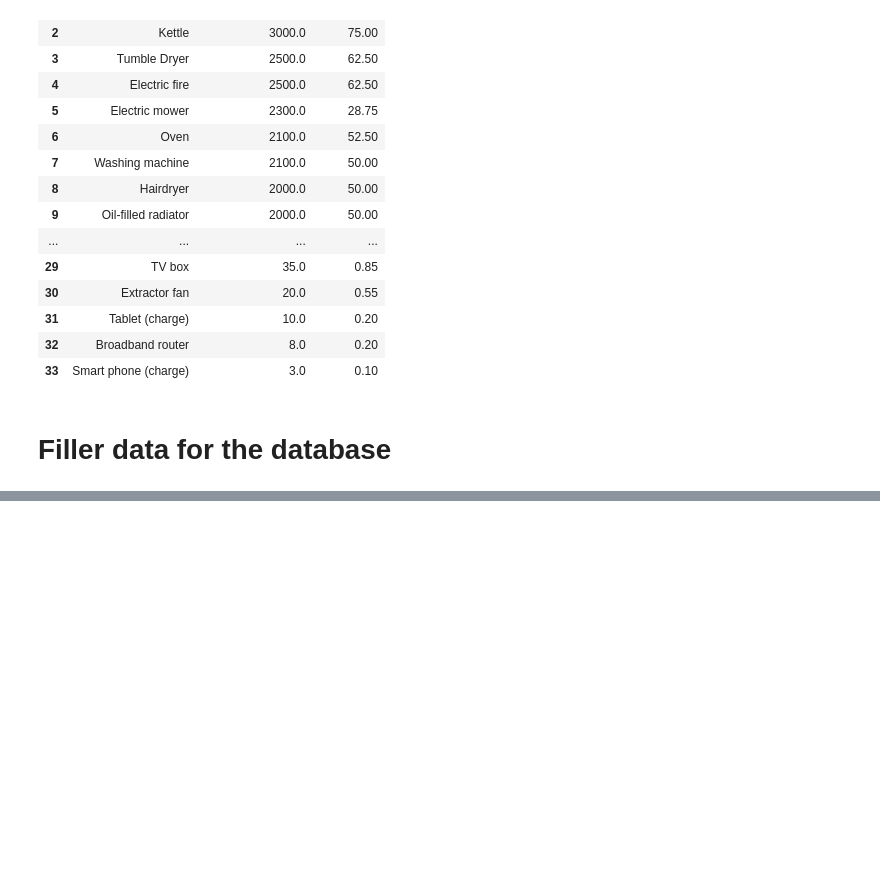
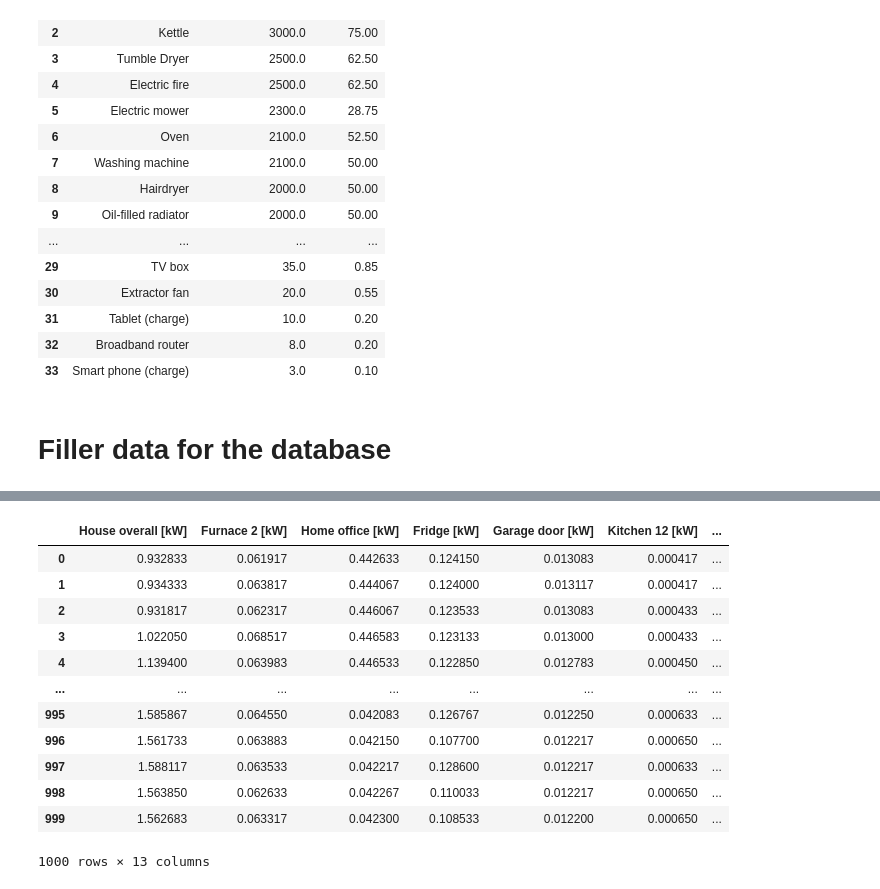
Before and after one commit to MihaiNastase/MongoDB-IoT-Application, a Jupyter notebook: Data Setup/Data Preparation.ipynb, the cells around one changed output, grey strips where cells are left out. Saved outputs shown, nothing was run; the diff lists cells and outputs as text; code cells hidden in the pictures; blank space fills up the shorter version.

```diff
--- a/Data Setup/Data Preparation.ipynb
+++ b/Data Setup/Data Preparation.ipynb
@@ -102,0 +123,16 @@ dtype: object
+# %%
+Appliances_cons
+# %% [output]
+|  | House overall [kW] | Furnace 2 [kW] | Home office [kW] | Fridge [kW] | Garage door [kW] | Kitchen 12 [kW] | ... |
+| 0 | 0.932833 | 0.061917 | 0.442633 | 0.124150 | 0.013083 | 0.000417 | ... |
+| 1 | 0.934333 | 0.063817 | 0.444067 | 0.124000 | 0.013117 | 0.000417 | ... |
+| 2 | 0.931817 | 0.062317 | 0.446067 | 0.123533 | 0.013083 | 0.000433 | ... |
+| 3 | 1.022050 | 0.068517 | 0.446583 | 0.123133 | 0.013000 | 0.000433 | ... |
+| 4 | 1.139400 | 0.063983 | 0.446533 | 0.122850 | 0.012783 | 0.000450 | ... |
+| ... | ... | ... | ... | ... | ... | ... | ... |
+| 995 | 1.585867 | 0.064550 | 0.042083 | 0.126767 | 0.012250 | 0.000633 | ... |
+| 996 | 1.561733 | 0.063883 | 0.042150 | 0.107700 | 0.012217 | 0.000650 | ... |
+| 997 | 1.588117 | 0.063533 | 0.042217 | 0.128600 | 0.012217 | 0.000633 | ... |
+| 998 | 1.563850 | 0.062633 | 0.042267 | 0.110033 | 0.012217 | 0.000650 | ... |
+| 999 | 1.562683 | 0.063317 | 0.042300 | 0.108533 | 0.012200 | 0.000650 | ... |
+1000 rows × 13 columns
```
Also changed, not shown: parts of 8 cells of this notebook, 7 other files.
